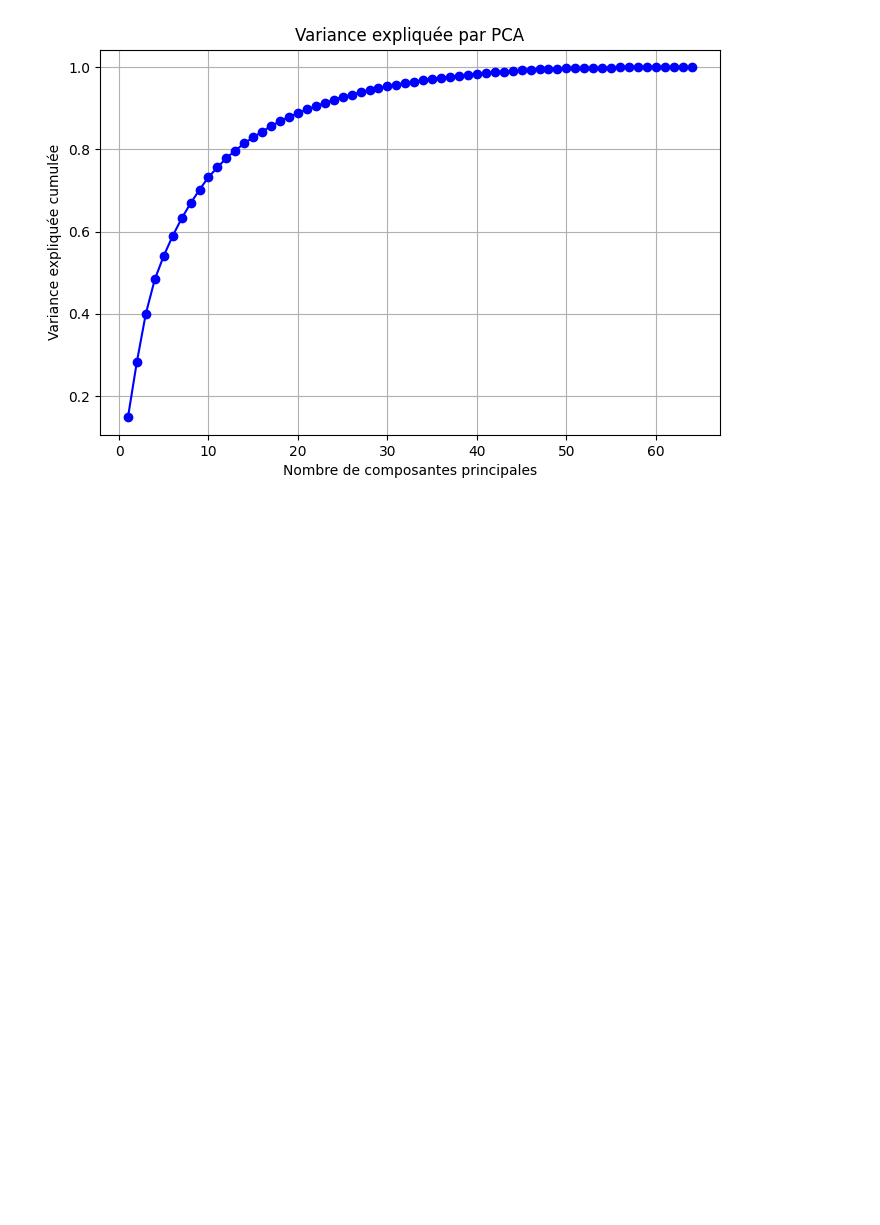
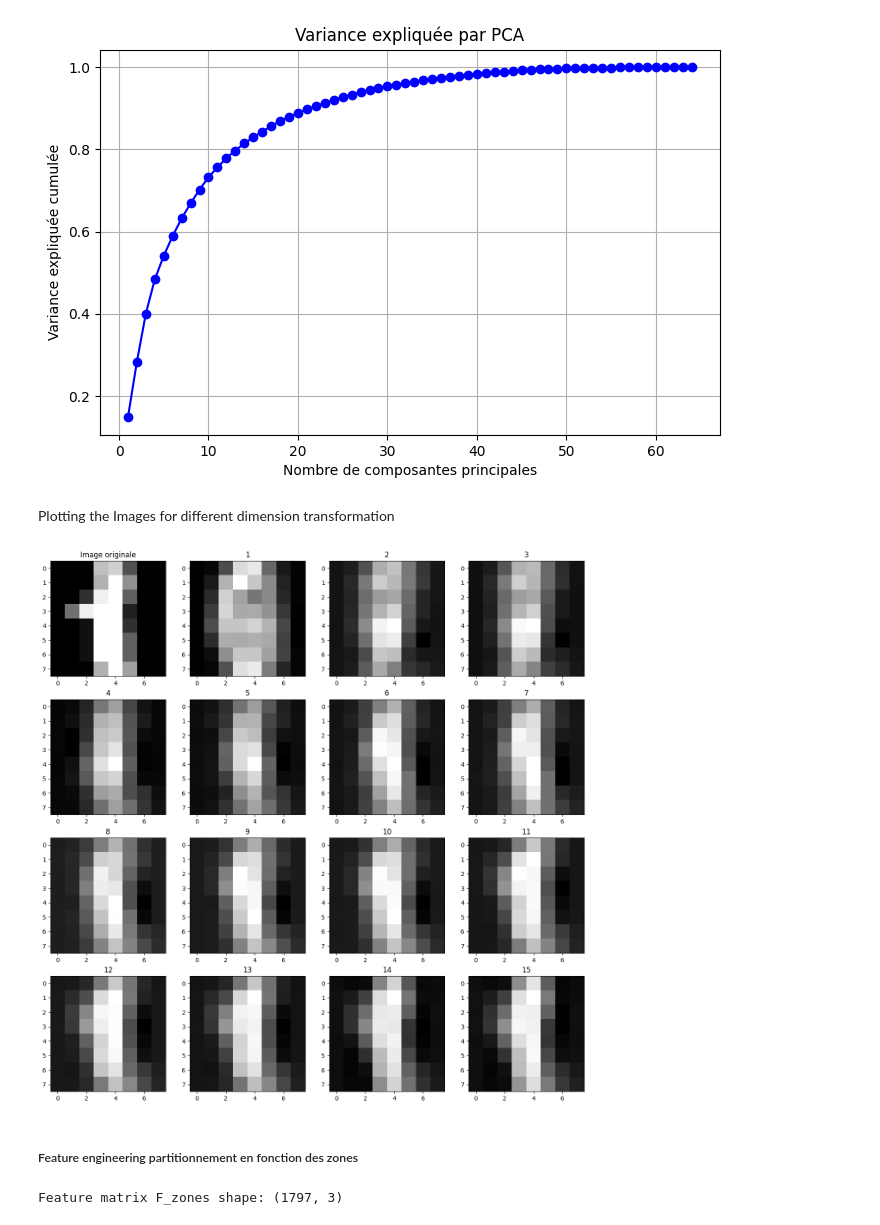
Before and after one commit to bogwee/intro_ml_2025, a Jupyter notebook: src/lucah/ml_code_lucah.ipynb, the cells around one changed output. Saved outputs shown, nothing was run; the diff lists cells and outputs as text; code cells hidden in the pictures; blank space fills up the shorter version.

```diff
--- a/src/lucah/ml_code_lucah.ipynb
+++ b/src/lucah/ml_code_lucah.ipynb
@@ -178,3 +172,39 @@ plt.show()
 # %% [output]
 Dimension where 95% or data is retained : 29
 [figure]
+# %% [markdown]
+Plotting the Images for different dimension transformation
+# %%
+plt.figure(figsize=(16,16))
+plt.subplot(4,4,1)
+plt.imshow(X[1].reshape(8,8), cmap='gray')
+plt.title("Image originale")
+
+for j in range(1,16):
+    plt.subplot(4,4,j+1)
+    pca = PCA(n_components=j)
+    X_pca = pca.fit_transform(X_scaled)
+    X_inv = pca.inverse_transform(X_pca)
+    plt.imshow(X_inv[1].reshape(8,8),cmap='gray')
+    plt.title(j)
+plt.show()
+# %% [output]
+[figure, added]
+# %% [markdown]
+##### Feature engineering partitionnement en fonction des zones
+# %%
+def extract_zone_features(X):
+    n = X.shape[0]
+    res = np.zeros((n, 3))
+    for i in range(n):
+        zone1 = np.mean(X[i, 0:24])
+        zone2 = np.mean(X[i, 24:40])
+        zone3 = np.mean(X[i, 40:64])
+        res[i, :] = [zone1, zone2, zone3]
+    return res
+
+F_zones = extract_zone_features(X_scaled)
+
+print(f"Feature matrix F_zones shape: {F_zones.shape}")
+# %% [output]
+Feature matrix F_zones shape: (1797, 3)
```
Also changed, not shown: parts of 5 cells of this notebook, 2 other files.
